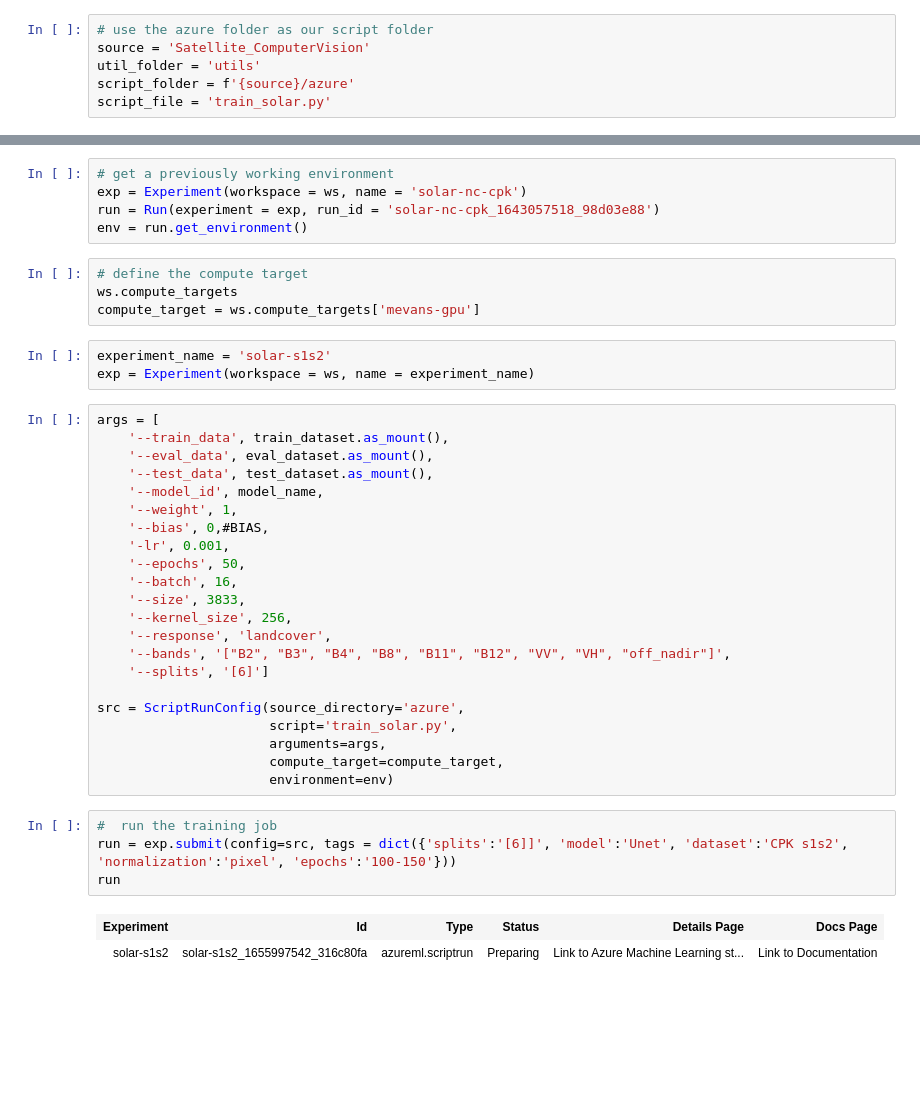
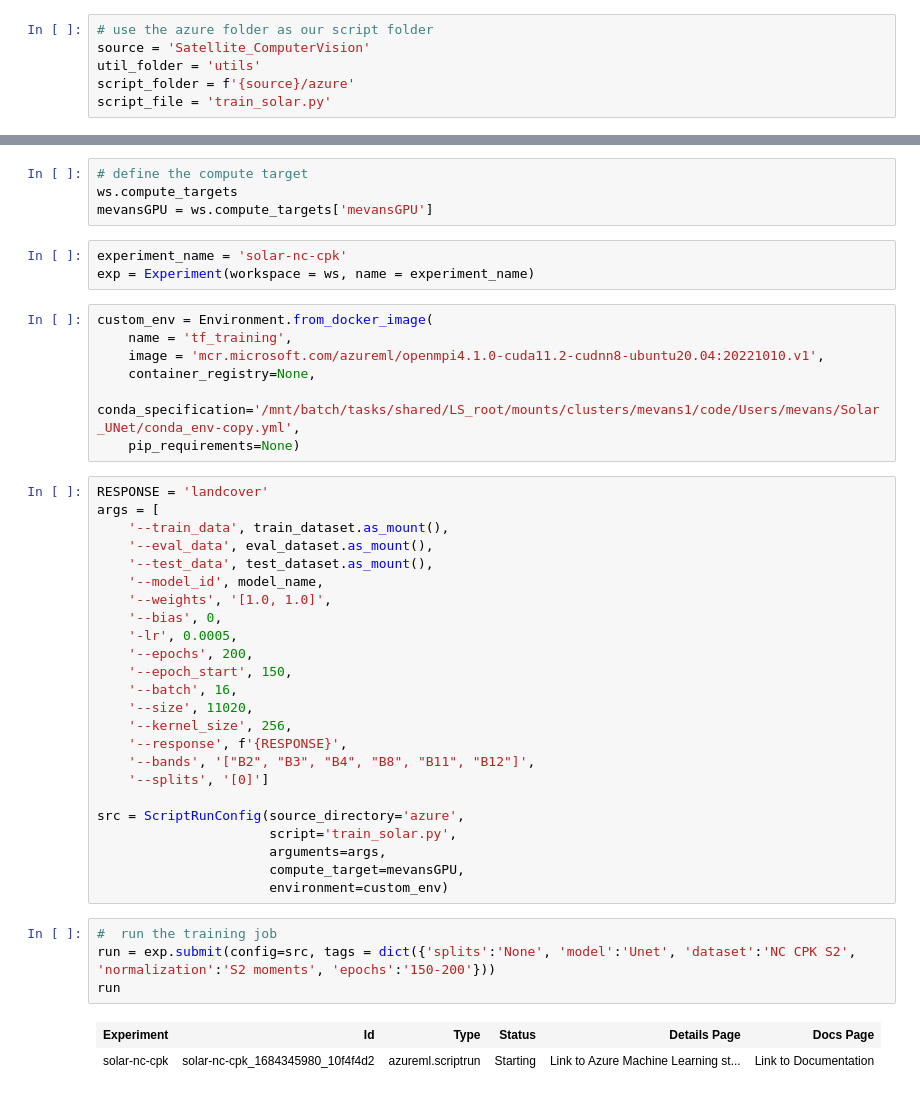
Before and after one commit to mjevans26/Solar_UNet, a Jupyter notebook: re-train.ipynb, the cells around one changed output, grey strips where cells are left out. Drawn from its saved outputs; the diff is of its cells as text; blank space fills up the shorter version.

Commit message:
updates to train solar using new functions from scv.utils.processing

```diff
--- a/re-train.ipynb
+++ b/re-train.ipynb
@@ -73,41 +69,45 @@ env = envs.get('solar-training')
-# %%
-# get a previously working environment
-exp = Experiment(workspace = ws, name = 'solar-nc-cpk')
-run = Run(experiment = exp, run_id = 'solar-nc-cpk_1643057518_98d03e88')
-env = run.get_environment()
 # %%
 # define the compute target
 ws.compute_targets
-compute_target = ws.compute_targets['mevans-gpu']
+mevansGPU = ws.compute_targets['mevansGPU']
 # %%
-experiment_name = 'solar-s1s2'
+experiment_name = 'solar-nc-cpk'
 exp = Experiment(workspace = ws, name = experiment_name)
+# %%
+custom_env = Environment.from_docker_image(
+    name = 'tf_training',
+    image = 'mcr.microsoft.com/azureml/openmpi4.1.0-cuda11.2-cudnn8-ubuntu20.04:20221010.v1',
+    container_registry=None,
+    conda_specification='/mnt/batch/tasks/shared/LS_root/mounts/clusters/mevans1/code/Users/mevans/Solar_UNet/conda_env-copy.yml',
+    pip_requirements=None)
 # %%
+RESPONSE = 'landcover'
 args = [
     '--train_data', train_dataset.as_mount(),
     '--eval_data', eval_dataset.as_mount(),
     '--test_data', test_dataset.as_mount(),
     '--model_id', model_name,
-    '--weight', 1,
-    '--bias', 0,#BIAS,
-    '-lr', 0.001,
-    '--epochs', 50,
+    '--weights', '[1.0, 1.0]',
+    '--bias', 0,
+    '-lr', 0.0005,
+    '--epochs', 200,
+    '--epoch_start', 150,
     '--batch', 16,
-    '--size', 3833,
+    '--size', 11020,
     '--kernel_size', 256,
-    '--response', 'landcover',
-    '--bands', '["B2", "B3", "B4", "B8", "B11", "B12", "VV", "VH", "off_nadir"]',
-    '--splits', '[6]']
+    '--response', f'{RESPONSE}',
+    '--bands', '["B2", "B3", "B4", "B8", "B11", "B12"]',
+    '--splits', '[0]']
 
 src = ScriptRunConfig(source_directory='azure',
                       script='train_solar.py',
                       arguments=args,
-                      compute_target=compute_target,
-                      environment=env)
+                      compute_target=mevansGPU,
+                      environment=custom_env)
 # %%
 #  run the training job
-run = exp.submit(config=src, tags = dict({'splits':'[6]]', 'model':'Unet', 'dataset':'CPK s1s2', 'normalization':'pixel', 'epochs':'100-150'}))
+run = exp.submit(config=src, tags = dict({'splits':'None', 'model':'Unet', 'dataset':'NC CPK S2', 'normalization':'S2 moments', 'epochs':'150-200'}))
 run
 # %% [output]
 | Experiment | Id | Type | Status | Details Page | Docs Page |
-| solar-s1s2 | solar-s1s2_1655997542_316c80fa | azureml.scriptrun | Preparing | Link to Azure Machine Learning st... | Link to Documentation |
+| solar-nc-cpk | solar-nc-cpk_1684345980_10f4f4d2 | azureml.scriptrun | Starting | Link to Azure Machine Learning st... | Link to Documentation |
```
Also changed, not shown: parts of 6 cells of this notebook, 6 other files.
